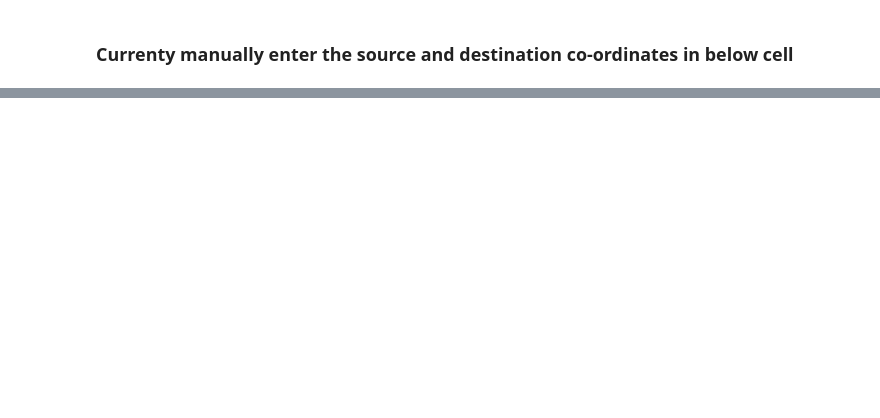
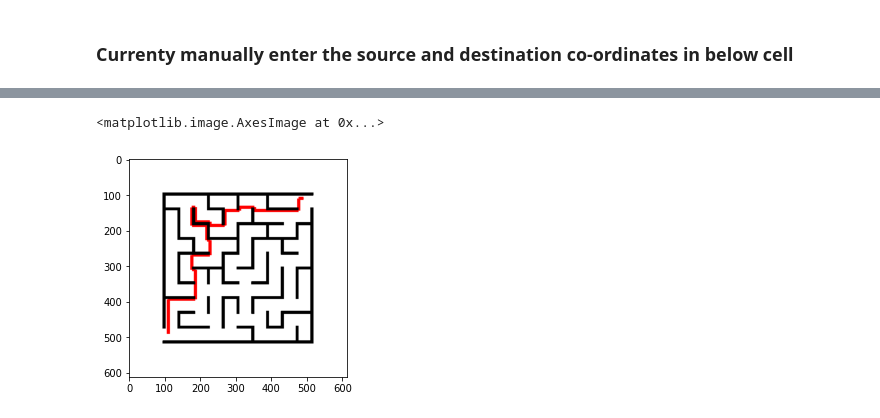
Before and after one commit to Prasoon-Garg/Maze-Solver, a Jupyter notebook: src/PathFinder_Temp.ipynb, the cells around one changed output, grey strips where cells are left out. Drawn from its saved outputs; the diff is of its cells as text; code cells hidden in the pictures; blank space fills up the shorter version.

```diff
--- a/src/PathFinder_Temp.ipynb
+++ b/src/PathFinder_Temp.ipynb
@@ -168,0 +259,24 @@ plt.imshow(final_img)
+# %%
+graph = create_graph(temp)
+# %%
+path = printShortestDistance(graph,source,destination)
+# %%
+new_img = np.zeros((h,w,3),dtype = 'uint8')
+
+for i in range(h):
+    for j in range(w):
+        if imgg1[i][j] == 0:
+            new_img[i][j] = (0,0,0)
+        if imgg1[i][j] == 1:
+            new_img[i][j] = (255,255,255)
+for i in path:
+    x = int(i/w)
+    y = int(i%w)
+    new_img[x][y] = (255,0,0)
+# %%
+final_img = broaden_line(new_img, path)
+# %%
+plt.imshow(final_img)
+# %% [output]
+<matplotlib.image.AxesImage at 0x...>
+[figure, added]
```
Also changed, not shown: parts of 21 cells of this notebook.
